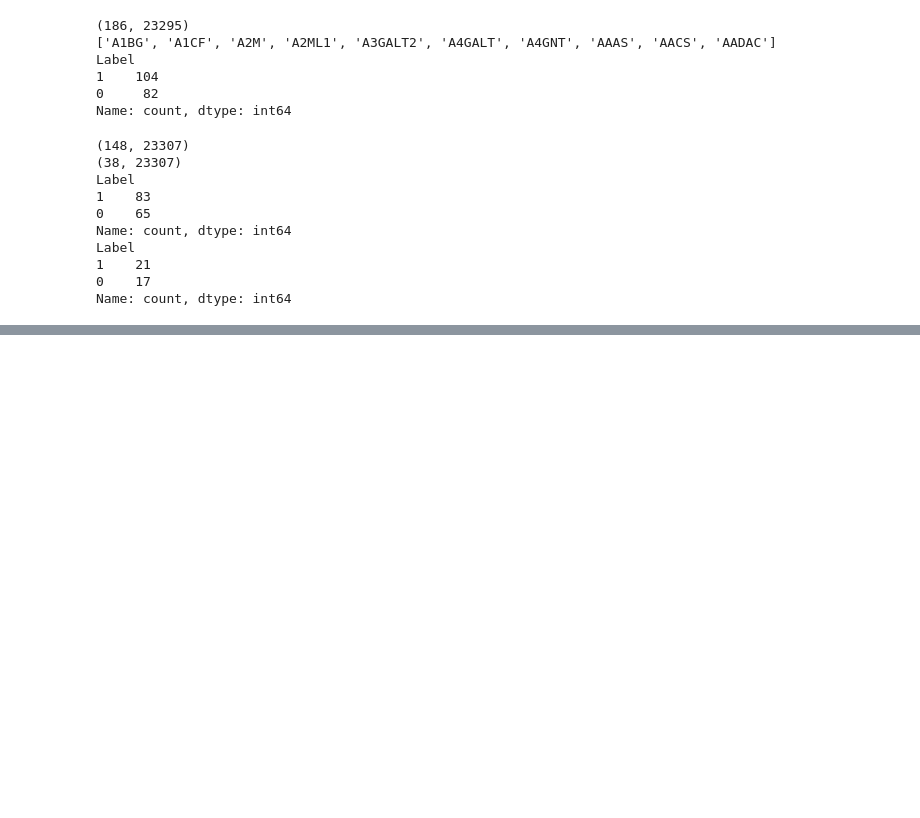
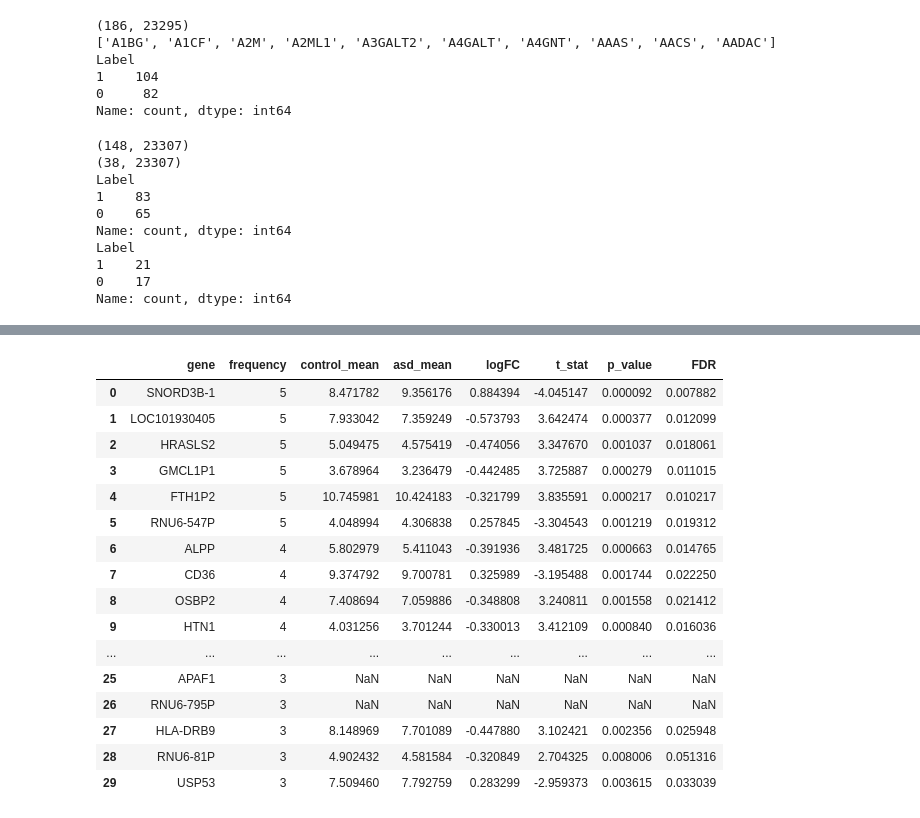
Before and after one commit to layakhosravi77-creator/ASD-Blood-Transcriptomic-Analysis, a Jupyter notebook: notebooks/01_data_exploration.ipynb, the cells around one changed output, grey strips where cells are left out. Drawn from its saved outputs; the diff is of its cells as text; code cells hidden in the pictures; blank space fills up the shorter version.

```diff
--- a/notebooks/01_data_exploration.ipynb
+++ b/notebooks/01_data_exploration.ipynb
@@ -606,0 +810,5 @@ Name: count, dtype: int64
+# %%
+scaler = StandardScaler()
+
+X_train_scaled = scaler.fit_transform(X_train_lasso)
+X_test_scaled = scaler.transform(X_test_lasso)
@@ -606,0 +902,6 @@ Name: count, dtype: int64
+# %%
+y_pred = svm_model.predict(X_test_svm_scaled)
+
+y_prob = svm_model.predict_proba(
+    X_test_svm_scaled
+)[:,1]
@@ -606,0 +1227,8 @@ Name: count, dtype: int64
+# %%
+gene_frequency = (
+    pd.Series(selected_genes_cv)
+    .value_counts()
+)
+
+
+gene_frequency.head(30)
@@ -606,0 +1253,18 @@ Name: count, dtype: int64
+# %%
+stable_genes = gene_frequency[
+    gene_frequency >= 3
+].index
+
+
+stable_table = (
+    pd.DataFrame({
+        "gene": stable_genes,
+        "frequency": gene_frequency[stable_genes].values
+    })
+    .sort_values(
+        "frequency",
+        ascending=False
+    )
+)
+
+stable_table
@@ -606,0 +1289,26 @@ Name: count, dtype: int64
+# %%
+final_candidates = stable_table.merge(
+    ttest_results,
+    on="gene",
+    how="left"
+)
+
+final_candidates.head(30)
+# %% [output]
+|  | gene | frequency | control_mean | asd_mean | logFC | t_stat | p_value | FDR |
+| 0 | SNORD3B-1 | 5 | 8.471782 | 9.356176 | 0.884394 | -4.045147 | 0.000092 | 0.007882 |
+| 1 | LOC101930405 | 5 | 7.933042 | 7.359249 | -0.573793 | 3.642474 | 0.000377 | 0.012099 |
+| 2 | HRASLS2 | 5 | 5.049475 | 4.575419 | -0.474056 | 3.347670 | 0.001037 | 0.018061 |
+| 3 | GMCL1P1 | 5 | 3.678964 | 3.236479 | -0.442485 | 3.725887 | 0.000279 | 0.011015 |
+| 4 | FTH1P2 | 5 | 10.745981 | 10.424183 | -0.321799 | 3.835591 | 0.000217 | 0.010217 |
+| 5 | RNU6-547P | 5 | 4.048994 | 4.306838 | 0.257845 | -3.304543 | 0.001219 | 0.019312 |
+| 6 | ALPP | 4 | 5.802979 | 5.411043 | -0.391936 | 3.481725 | 0.000663 | 0.014765 |
+| 7 | CD36 | 4 | 9.374792 | 9.700781 | 0.325989 | -3.195488 | 0.001744 | 0.022250 |
+| 8 | OSBP2 | 4 | 7.408694 | 7.059886 | -0.348808 | 3.240811 | 0.001558 | 0.021412 |
+| 9 | HTN1 | 4 | 4.031256 | 3.701244 | -0.330013 | 3.412109 | 0.000840 | 0.016036 |
+| ... | ... | ... | ... | ... | ... | ... | ... | ... |
+| 25 | APAF1 | 3 | NaN | NaN | NaN | NaN | NaN | NaN |
+| 26 | RNU6-795P | 3 | NaN | NaN | NaN | NaN | NaN | NaN |
+| 27 | HLA-DRB9 | 3 | 8.148969 | 7.701089 | -0.447880 | 3.102421 | 0.002356 | 0.025948 |
+| 28 | RNU6-81P | 3 | 4.902432 | 4.581584 | -0.320849 | 2.704325 | 0.008006 | 0.051316 |
+| 29 | USP53 | 3 | 7.509460 | 7.792759 | 0.283299 | -2.959373 | 0.003615 | 0.033039 |
```
Also changed, not shown: parts of 23 cells of this notebook.
